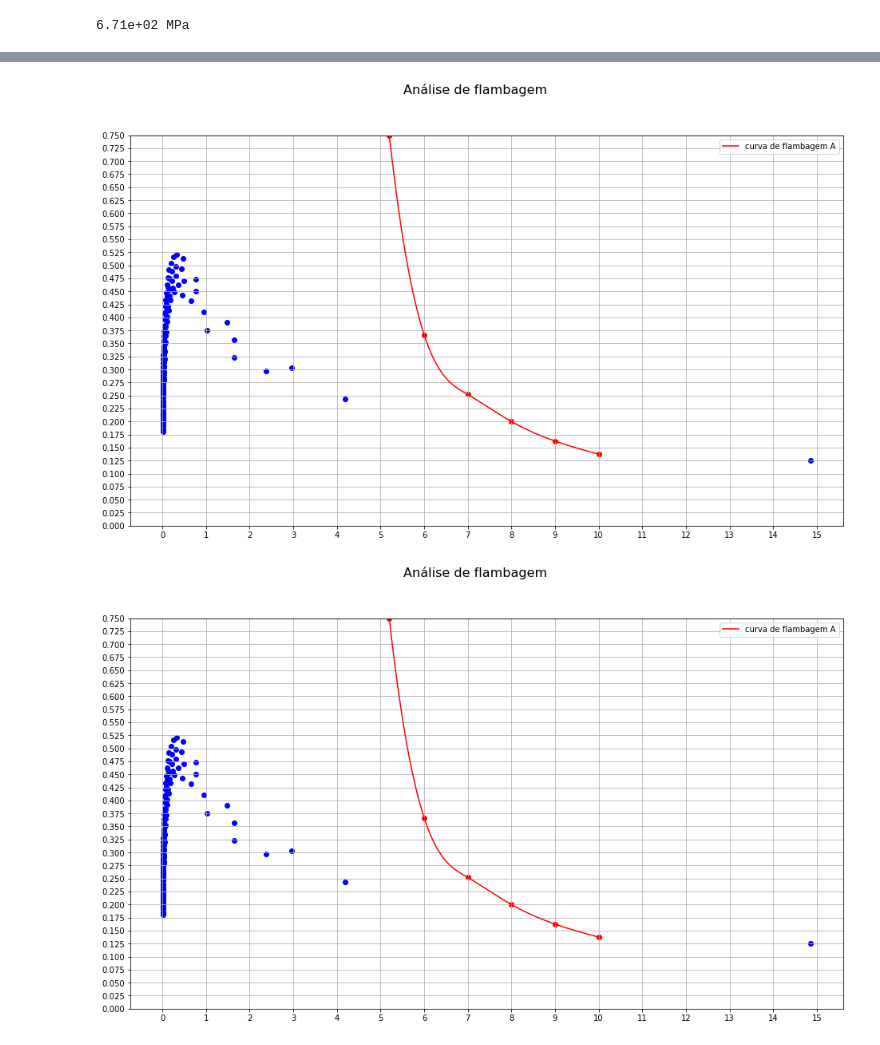
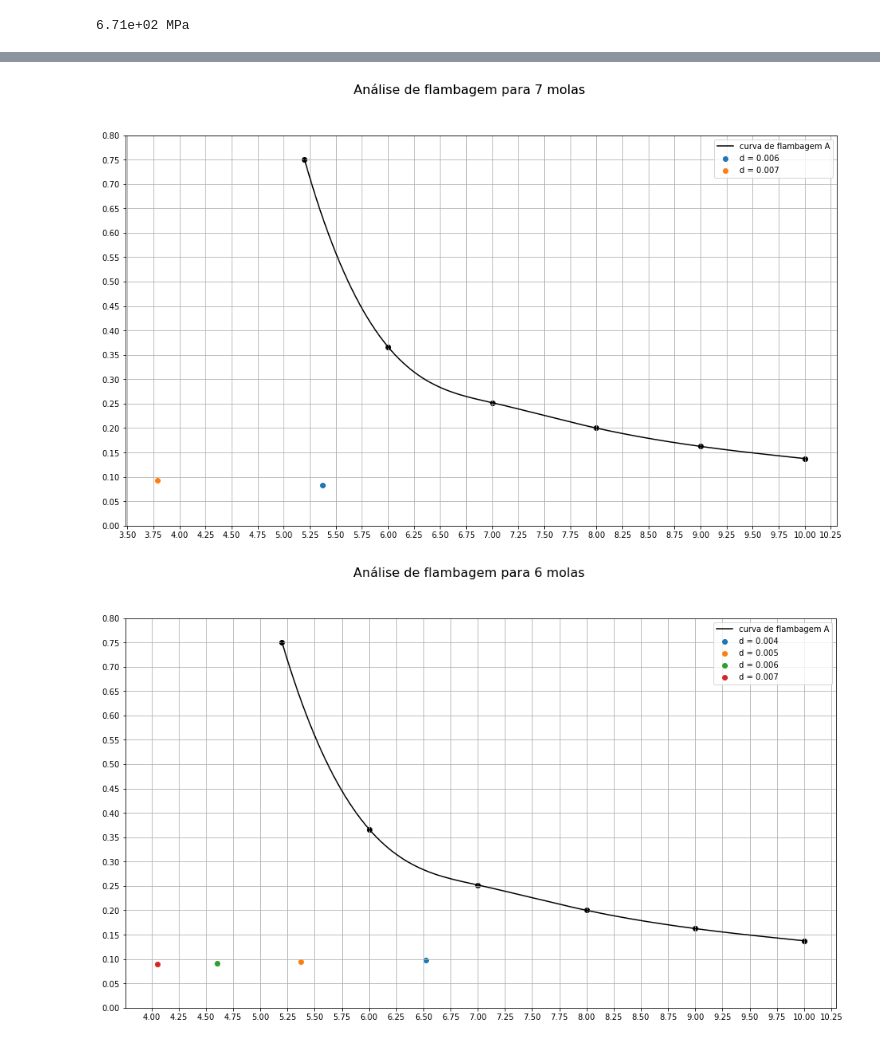
Before and after one commit to Esterci/Engenharia_Mecanica_UFJF, a Jupyter notebook: 12_periodo/elementos_II/embreagem_study.ipynb, the cells around one changed output, grey strips where cells are left out. Drawn from its saved outputs; the diff is of its cells as text; code cells hidden in the pictures.

```diff
--- a/12_periodo/elementos_II/embreagem_study.ipynb
+++ b/12_periodo/elementos_II/embreagem_study.ipynb
@@ -157,7 +145,7 @@ G = 79e9
 E = 207e9
 rho = 7700
 # %%
-n_molas_list = np.linspace(4,8,num=5,dtype=int)
+n_molas_list = np.linspace(8,4,num=5,dtype=int)
 
 # plotagem diagrama de goodman
 
@@ -165,7 +153,7 @@ fig = plt.figure(figsize=[16, 25])
 
 for i,n_molas in enumerate(n_molas_list):
 
-    F_min = F / n_molas
+    F_min = 1 / n_molas
 
     F_max = F_min * 1.2
 
@@ -241,8 +224,12 @@ print('{:.2e} mm'.format(d_alvo*1e3))
 
 def C_converge(C_t,d,tau,F_max,verbose=False):
 
+    k = 0
+
 
     while True:
+
+        k += 1
 
         Ks = (4*C_t - 1)/(4*C_t - 4) + 0.675/C_t
 
@@ -260,4 +247,8 @@ def C_converge(C_t,d,tau,F_max,verbose=False):
 
         if error <= C_t*0.1:
             return C_t
+
+
+        if k >= 200:
+            return 0
 # %%
@@ -372,7 +408,7 @@ df
 
 for n_molas in n_molas_list:
     fig = plt.figure(figsize=[16, 9])
-    fig.suptitle('Análise de flambagem', fontsize=16)
+    fig.suptitle('Análise de flambagem para {:d} molas'.format(n_molas), fontsize=16)
 
     flambagem_seed = np.array((
         [5.2,0.75],
@@ -405,25 +441,28 @@ for n_molas in n_molas_list:
         flambagem_eval,
         curva_A,
         '-',
-        color='r',
+        color='k',
         label='curva de flambagem A'
     )
 
     ax.scatter(
         flambagem_seed[:,0],
         flambagem_seed[:,1],
-        color='r', )
+        color='k', )
 
-    ax.set_ylim(0,0.75)
+    df_selected = df.loc[df.n_molas == n_molas]
+
+    for Lf_D, delta_Lf, d in zip(df_selected.Lf_D, df_selected['delta/Lf'], df_selected.d,):
+
+        ax.scatter(
+            Lf_D,
+            delta_Lf,
+            label="d = {:.3f}".format(d))
+
+    ax.set_ylim(0,0.8)
     ax.locator_params(axis='y', nbins=30)
     ax.locator_params(axis='x', nbins=30)
     ax.grid()
-
-    ax.scatter(
-        df['Lf/D'],
-        df['delta/Lf'],
-        color='b',)
-
     ax.legend()
 
     plt.show()
@@ -432,2 +471,2 @@ for n_molas in n_molas_list:
-[figure, old version]
+[figure, new version]
-[figure, old version]
+[figure, new version]
```
Also changed, not shown: parts of 10 cells of this notebook, 2 other files.
